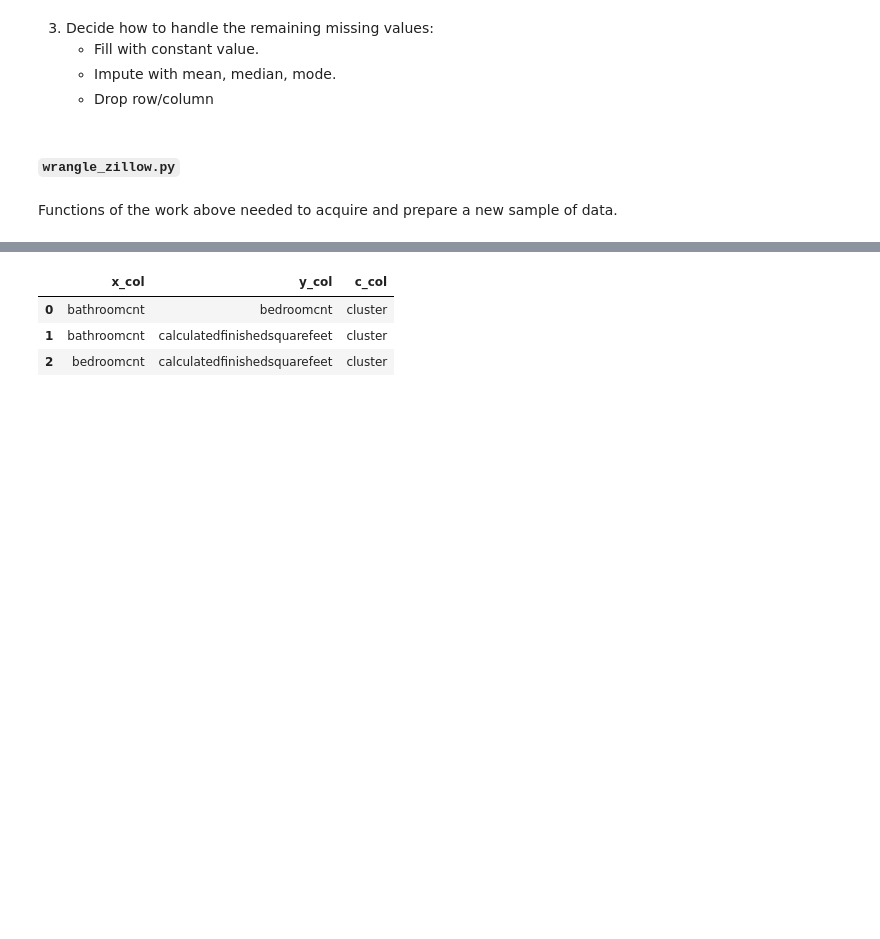
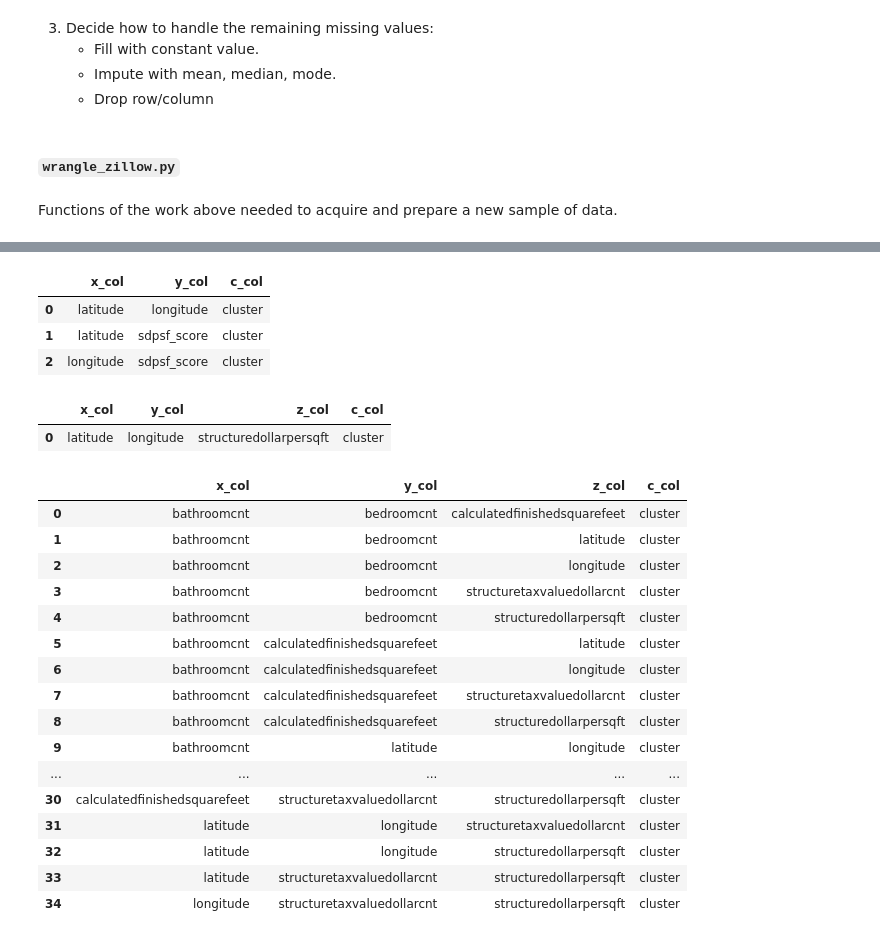
Before and after one commit to BayesEliaSantos/Bayes_P04_Zillow, a Jupyter notebook: kworking.ipynb, the cells around one changed output, grey strips where cells are left out. Cells and saved outputs as stored; diff of their text form; code cells hidden in the pictures; blank space fills up the shorter version.

```diff
--- a/kworking.ipynb
+++ b/kworking.ipynb
@@ -114,3 +117,4 @@ logerror                        52161 non-null float64
 # %%
-df = convert_to_dates(df, cols=['transactiondate'])
+date_columns = ['transactiondate']
+df = convert_to_dates(df, cols=date_columns)
 # %% [output]
@@ -446,0 +515,17 @@ feature_pairing(X)
+# %%
+def features_3d(df, c_col=None, **kwargs):
+
+    cols = [col for col in df.columns if col != c_col]
+    n = len(cols)
+    grid = []
+    for x in range(0, n-2):
+        for y in range(x+1, n-1):
+            for z in range(y+1, n):
+                line = [cols[x], cols[y], cols[z]]
+                grid.append(line)
+
+
+    return_df = pd.DataFrame(grid, columns=['x_col', 'y_col', 'z_col'])
+    if c_col:
+        return_df['c_col'] = c_col
+    return return_df
@@ -447,7 +542,33 @@ feature_pairing(X)
+# %%
+features_cl = features_2d(Xc_scaled, c_col=cluster_col[0])
+features_cl
+# %% [output]
+|  | x_col | y_col | c_col |
+| 0 | latitude | longitude | cluster |
+| 1 | latitude | sdpsf_score | cluster |
+| 2 | longitude | sdpsf_score | cluster |
+# %%
+features_3d(Xc_scaled, c_col=cluster_col[0])
+# %% [output]
+|  | x_col | y_col | z_col | c_col |
+| 0 | latitude | longitude | structuredollarpersqft | cluster |
 # %%
-feature_pairing(X, c_col='cluster')
+features_3d(X, c_col='cluster')
 # %% [output]
-|  | x_col | y_col | c_col |
-| 0 | bathroomcnt | bedroomcnt | cluster |
-| 1 | bathroomcnt | calculatedfinishedsquarefeet | cluster |
-| 2 | bedroomcnt | calculatedfinishedsquarefeet | cluster |
+|  | x_col | y_col | z_col | c_col |
+| 0 | bathroomcnt | bedroomcnt | calculatedfinishedsquarefeet | cluster |
+| 1 | bathroomcnt | bedroomcnt | latitude | cluster |
+| 2 | bathroomcnt | bedroomcnt | longitude | cluster |
+| 3 | bathroomcnt | bedroomcnt | structuretaxvaluedollarcnt | cluster |
+| 4 | bathroomcnt | bedroomcnt | structuredollarpersqft | cluster |
+| 5 | bathroomcnt | calculatedfinishedsquarefeet | latitude | cluster |
+| 6 | bathroomcnt | calculatedfinishedsquarefeet | longitude | cluster |
+| 7 | bathroomcnt | calculatedfinishedsquarefeet | structuretaxvaluedollarcnt | cluster |
+| 8 | bathroomcnt | calculatedfinishedsquarefeet | structuredollarpersqft | cluster |
+| 9 | bathroomcnt | latitude | longitude | cluster |
+| ... | ... | ... | ... | ... |
+| 30 | calculatedfinishedsquarefeet | structuretaxvaluedollarcnt | structuredollarpersqft | cluster |
+| 31 | latitude | longitude | structuretaxvaluedollarcnt | cluster |
+| 32 | latitude | longitude | structuredollarpersqft | cluster |
+| 33 | latitude | structuretaxvaluedollarcnt | structuredollarpersqft | cluster |
+| 34 | longitude | structuretaxvaluedollarcnt | structuredollarpersqft | cluster |
```
Also changed, not shown: parts of 42 cells of this notebook, 2 other files.
